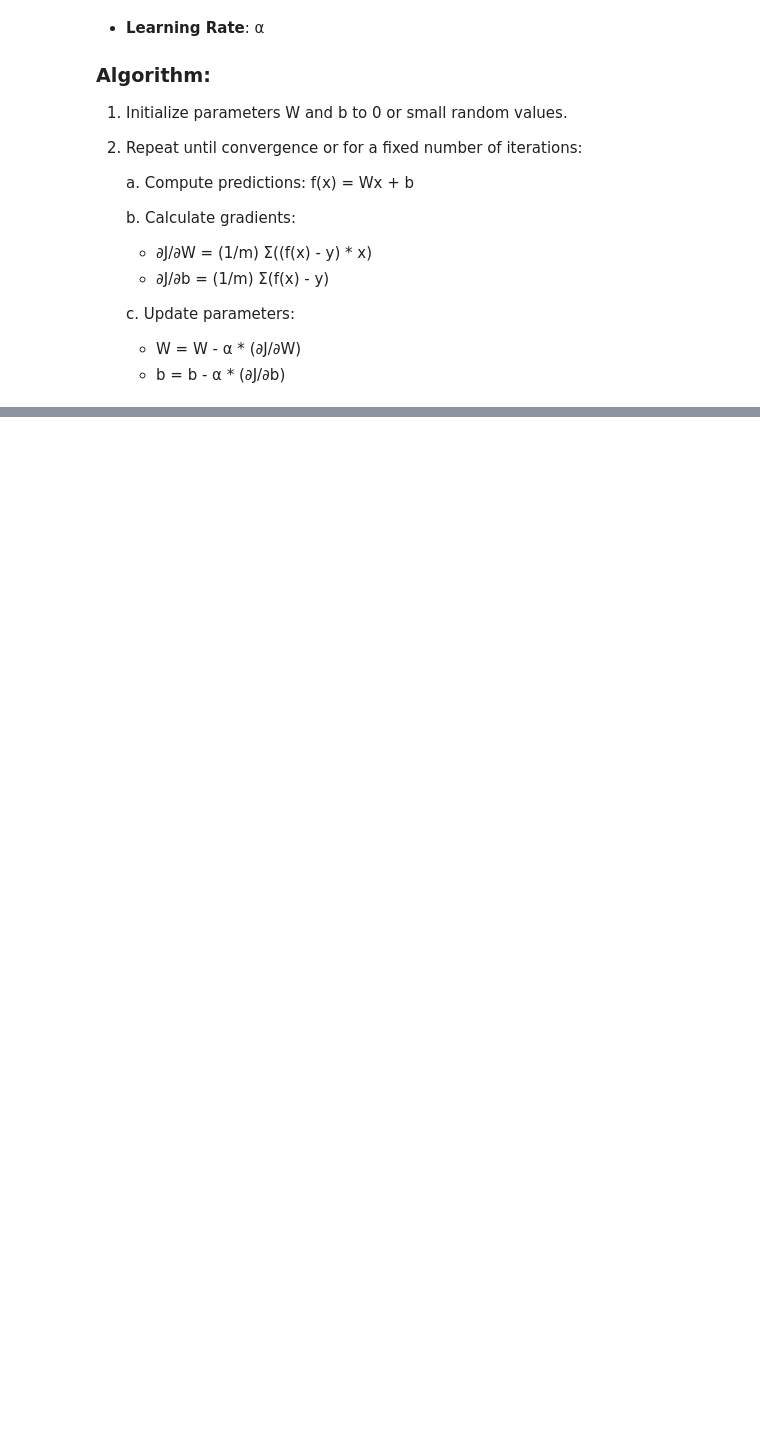
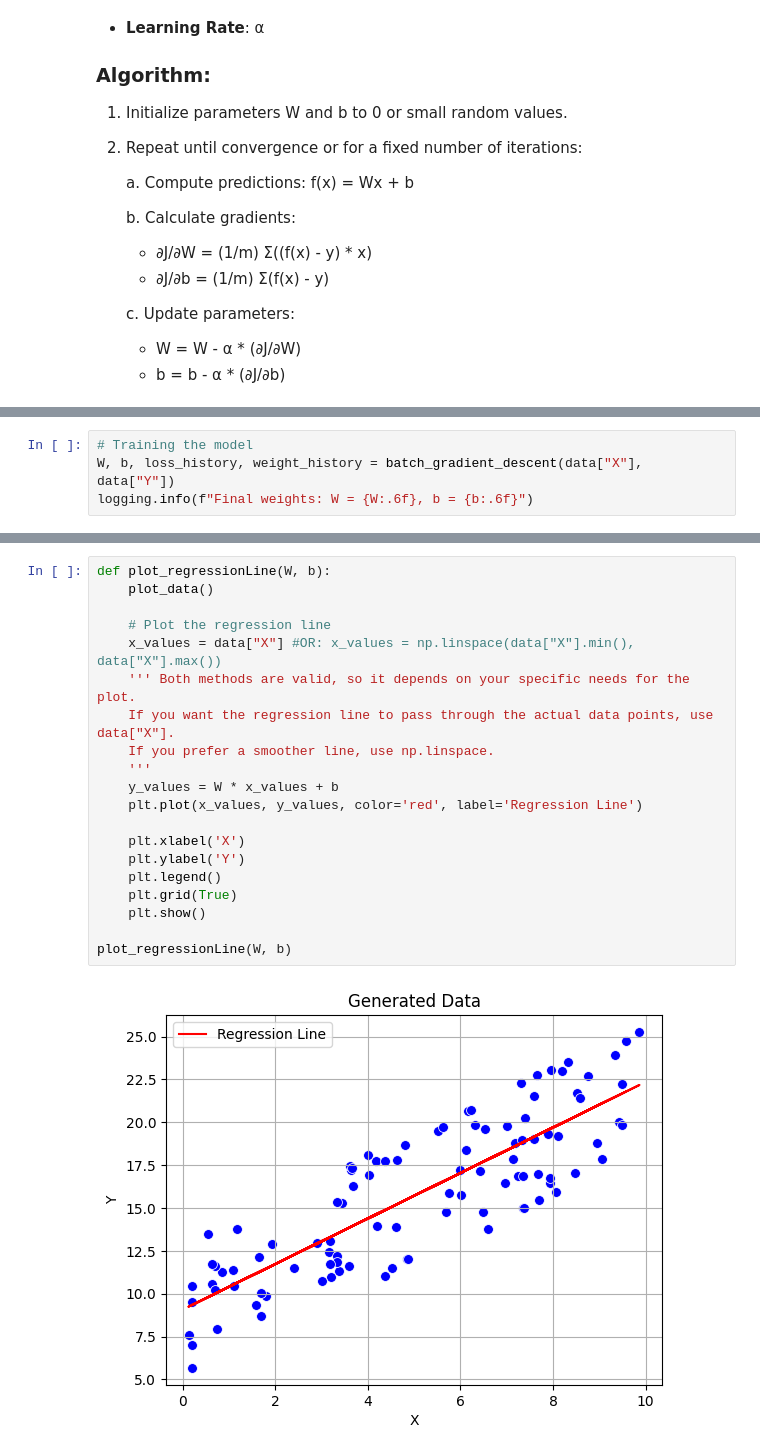
Before and after one commit to FarzanehSoltanzadeh/Regression, a Jupyter notebook: Univariate Linear Regression/Implementation.ipynb, the cells around one changed output, grey strips where cells are left out. Cells and saved outputs as stored; diff of their text form; blank space fills up the shorter version.

```diff
--- a/Univariate Linear Regression/Implementation.ipynb
+++ b/Univariate Linear Regression/Implementation.ipynb
@@ -66,0 +96,4 @@ def batch_gradient_descent(X, Y, learning_rate=0.01, epochs=1000):
+# %%
+# Training the model
+W, b, loss_history, weight_history = batch_gradient_descent(data["X"], data["Y"])
+logging.info(f"Final weights: W = {W:.6f}, b = {b:.6f}")
@@ -66,0 +118,22 @@ def batch_gradient_descent(X, Y, learning_rate=0.01, epochs=1000):
+# %%
+def plot_regressionLine(W, b):
+    plot_data()
+
+    # Plot the regression line
+    x_values = data["X"] #OR: x_values = np.linspace(data["X"].min(), data["X"].max())
+    ''' Both methods are valid, so it depends on your specific needs for the plot.
+    If you want the regression line to pass through the actual data points, use data["X"].
+    If you prefer a smoother line, use np.linspace.
+    '''
+    y_values = W * x_values + b
+    plt.plot(x_values, y_values, color='red', label='Regression Line')
+
+    plt.xlabel('X')
+    plt.ylabel('Y')
+    plt.legend()
+    plt.grid(True)
+    plt.show()
+
+plot_regressionLine(W, b)
+# %% [output]
+[figure, added]
```
Also changed, not shown: parts of 20 cells of this notebook.
